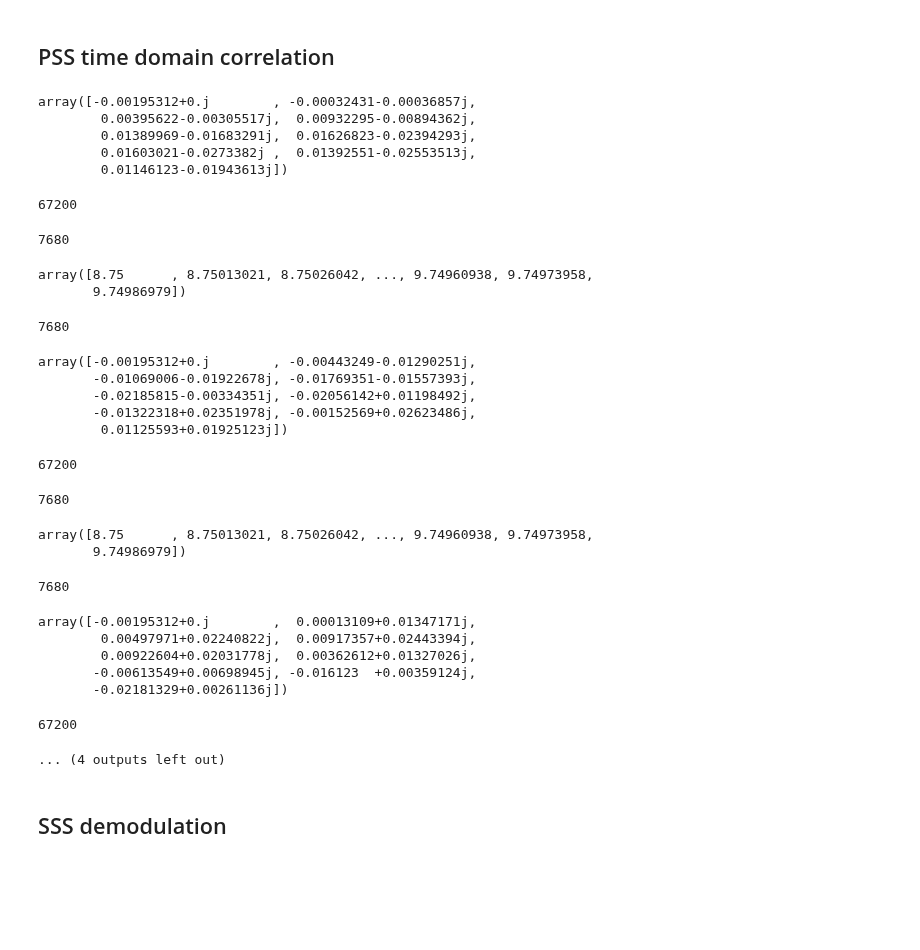
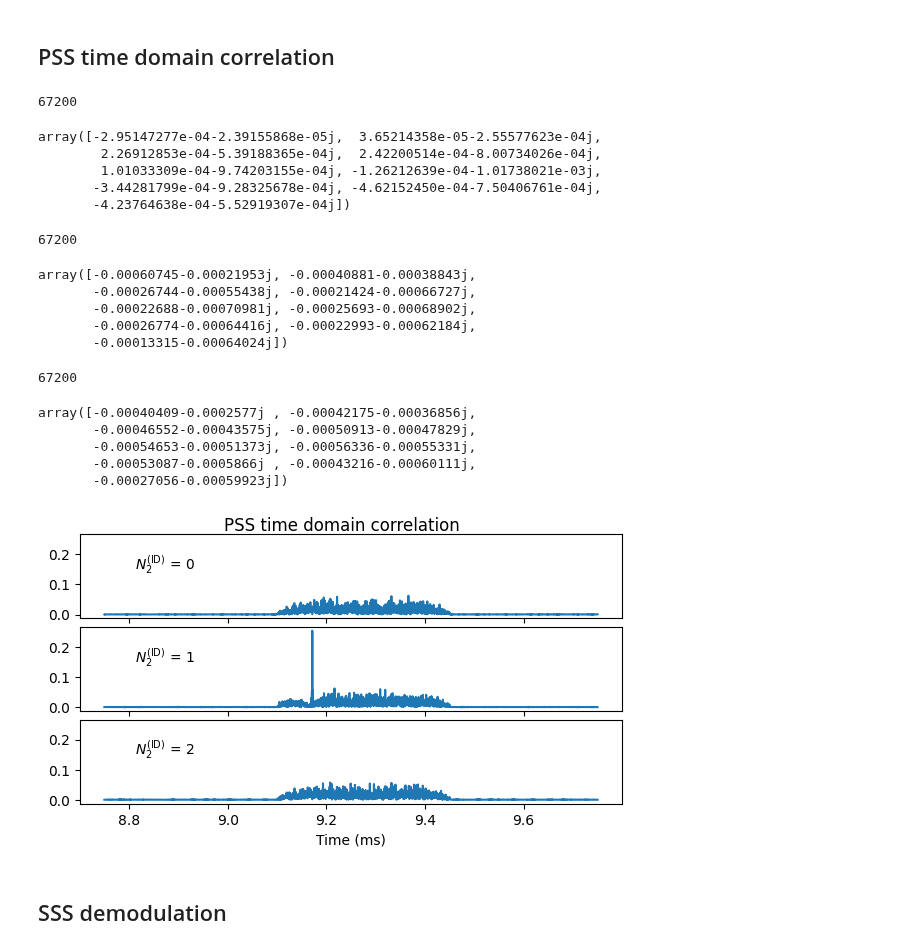
Before and after one commit to setrar/DigiCom, a Jupyter notebook: Labs/.trials/daniestevez/5G NR downlink.py.ipynb, the cells around one changed output. Saved outputs shown, nothing was run; the diff lists cells and outputs as text; code cells hidden in the pictures; blank space fills up the shorter version.

```diff
--- a/Labs/.trials/daniestevez/5G NR downlink.py.ipynb
+++ b/Labs/.trials/daniestevez/5G NR downlink.py.ipynb
@@ -234,49 +234,41 @@ np.angle(np.average(pss_sym_demod_wipe))
 # %%
 fig, axs = plt.subplots(3, 1, sharex=True, sharey=True)
 
 for nid2 in range(3):
     pss_re = np.zeros(Tu, 'complex')
     pss_re[pss_sc_sel] = pss_sequence(nid2)
-    pss_sym = np.fft.ifft(np.fft.fftshift(pss_re)); display(pss_sym[0:9]);
+    pss_sym = np.fft.ifft(np.fft.fftshift(pss_re)); # display(pss_sym[0:9]);
     pss_corr = np.zeros(round(fs * 1e-3), 'complex')
-    time_corr_start = round(8.75e-3 * fs); display(time_corr_start); display(pss_corr.size)
+    time_corr_start = round(8.75e-3 * fs); display(time_corr_start); # display(pss_corr.size)
     for j in range(pss_corr.size):
         pss_corr[j] = np.sum(x[time_corr_start + j:][:Tu] * np.conjugate(pss_sym))
-    tcorr = 1e3*(time_corr_start + np.arange(pss_corr.size))/fs; display(tcorr, len(tcorr))
-    axs[nid2].plot(tcorr, np.abs(pss_corr))
+    tcorr = 1e3*(time_corr_start + np.arange(pss_corr.size))/fs; # display(tcorr, len(tcorr))
+    axs[nid2].plot(tcorr, np.abs(pss_corr)); display(pss_corr[0:9]);
     axs[nid2].text(tcorr[pss_corr.size//16], 0.15, f'$N^{{\mathrm{{(ID)}}}}_2$ = {nid2}')
 
 plt.subplots_adjust(hspace=0.1)
 plt.suptitle('PSS time domain correlation', y=0.93)
 axs[-1].set_xlabel('Time (ms)');
 # %% [output]
-array([-0.00195312+0.j        , -0.00032431-0.00036857j,
-        0.00395622-0.00305517j,  0.00932295-0.00894362j,
-        0.01389969-0.01683291j,  0.01626823-0.02394293j,
-        0.01603021-0.0273382j ,  0.01392551-0.02553513j,
-        0.01146123-0.01943613j])
+67200
-67200
+array([-2.95147277e-04-2.39155868e-05j,  3.65214358e-05-2.55577623e-04j,
+        2.26912853e-04-5.39188365e-04j,  2.42200514e-04-8.00734026e-04j,
+        1.01033309e-04-9.74203155e-04j, -1.26212639e-04-1.01738021e-03j,
+       -3.44281799e-04-9.28325678e-04j, -4.62152450e-04-7.50406761e-04j,
+       -4.23764638e-04-5.52919307e-04j])
-7680
+67200
-array([8.75      , 8.75013021, 8.75026042, ..., 9.74960938, 9.74973958,
-       9.74986979])
+array([-0.00060745-0.00021953j, -0.00040881-0.00038843j,
+       -0.00026744-0.00055438j, -0.00021424-0.00066727j,
+       -0.00022688-0.00070981j, -0.00025693-0.00068902j,
+       -0.00026774-0.00064416j, -0.00022993-0.00062184j,
+       -0.00013315-0.00064024j])
-7680
+67200
-array([-0.00195312+0.j        , -0.00443249-0.01290251j,
-       -0.01069006-0.01922678j, -0.01769351-0.01557393j,
-       -0.02185815-0.00334351j, -0.02056142+0.01198492j,
-       -0.01322318+0.02351978j, -0.00152569+0.02623486j,
-        0.01125593+0.01925123j])
+array([-0.00040409-0.0002577j , -0.00042175-0.00036856j,
+       -0.00046552-0.00043575j, -0.00050913-0.00047829j,
+       -0.00054653-0.00051373j, -0.00056336-0.00055331j,
+       -0.00053087-0.0005866j , -0.00043216-0.00060111j,
+       -0.00027056-0.00059923j])
-67200
-7680
-array([8.75      , 8.75013021, 8.75026042, ..., 9.74960938, 9.74973958,
-       9.74986979])
-7680
-array([-0.00195312+0.j        ,  0.00013109+0.01347171j,
-        0.00497971+0.02240822j,  0.00917357+0.02443394j,
-        0.00922604+0.02031778j,  0.00362612+0.01327026j,
-       -0.00613549+0.00698945j, -0.016123  +0.00359124j,
-       -0.02181329+0.00261136j])
-67200
-... (4 outputs left out)
+[figure, added]
 # %%
 NID2 = 1
 # %%
```
Also changed, not shown: 1 other file.
